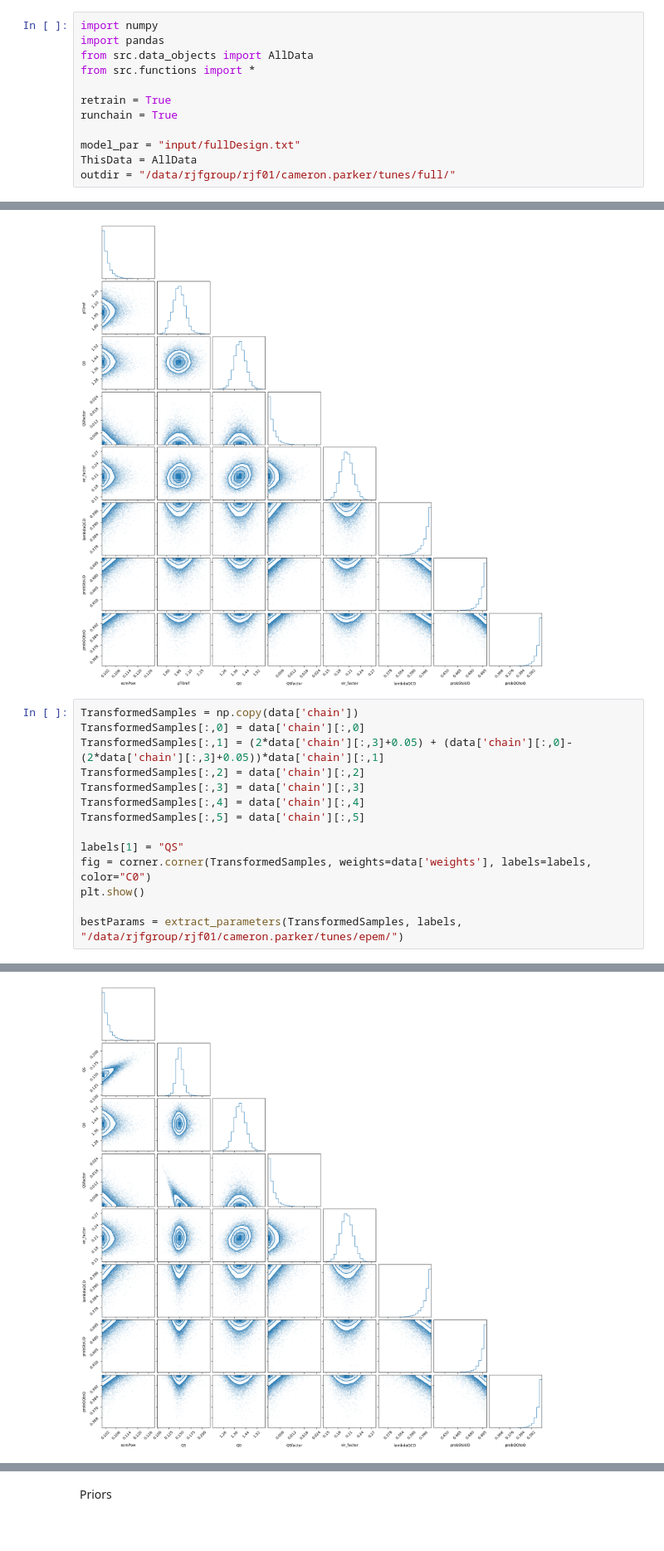
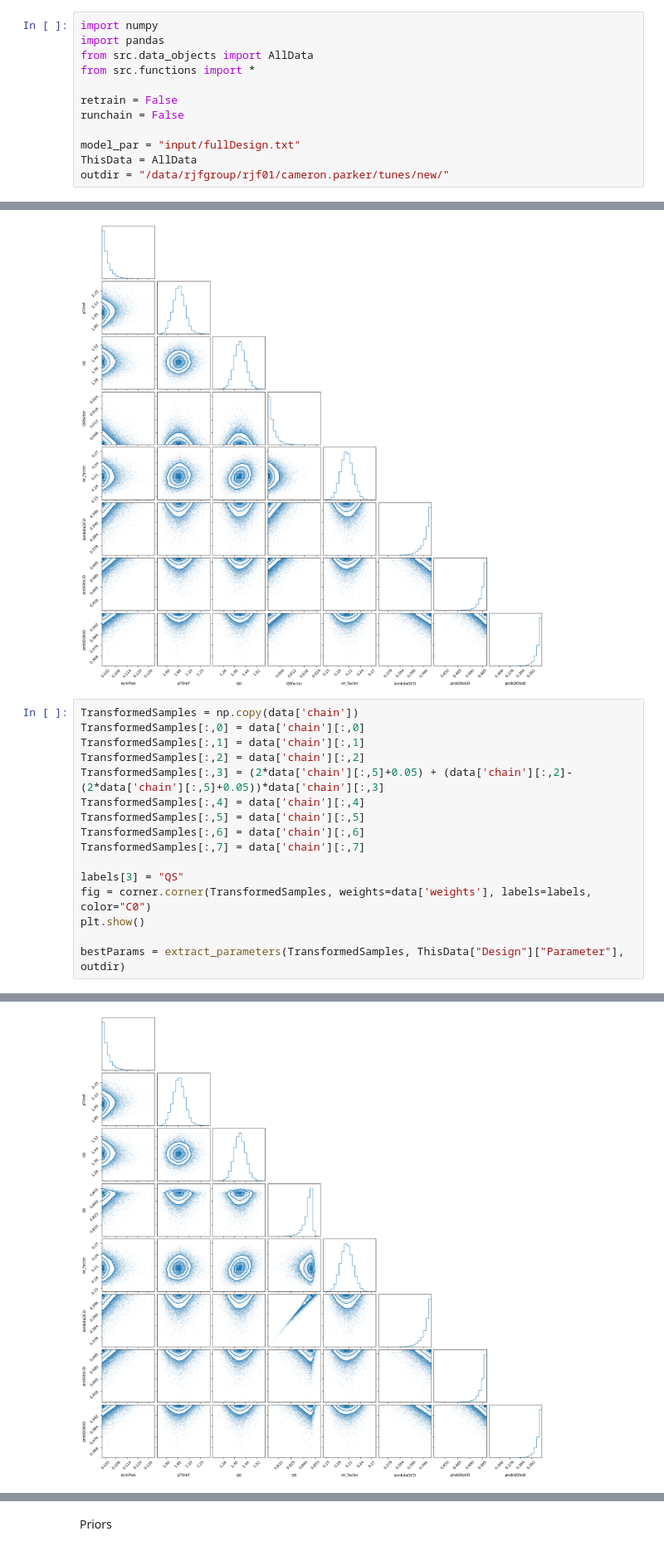
Before and after one commit to cparker24/Bayes-Tune, a Jupyter notebook: full-tune.ipynb, the cells around one changed output, grey strips where cells are left out. Shown at 83% size. Saved outputs shown, nothing was run; the diff lists cells and outputs as text.

```diff
--- a/full-tune.ipynb
+++ b/full-tune.ipynb
@@ -4,12 +4,12 @@ import pandas
 from src.data_objects import AllData
 from src.functions import *
 
-retrain = True
-runchain = True
+retrain = False
+runchain = False
 
 model_par = "input/fullDesign.txt"
 ThisData = AllData
-outdir = "/data/rjfgroup/rjf01/cameron.parker/tunes/full/"
+outdir = "/data/rjfgroup/rjf01/cameron.parker/tunes/new/"
 # %% [markdown]
 Trimming points and obs ranges
 # %%
@@ -119,16 +92,18 @@ plt.show()
 # %%
 TransformedSamples = np.copy(data['chain'])
 TransformedSamples[:,0] = data['chain'][:,0]
-TransformedSamples[:,1] = (2*data['chain'][:,3]+0.05) + (data['chain'][:,0]-(2*data['chain'][:,3]+0.05))*data['chain'][:,1]
+TransformedSamples[:,1] = data['chain'][:,1]
 TransformedSamples[:,2] = data['chain'][:,2]
-TransformedSamples[:,3] = data['chain'][:,3]
+TransformedSamples[:,3] = (2*data['chain'][:,5]+0.05) + (data['chain'][:,2]-(2*data['chain'][:,5]+0.05))*data['chain'][:,3]
 TransformedSamples[:,4] = data['chain'][:,4]
 TransformedSamples[:,5] = data['chain'][:,5]
+TransformedSamples[:,6] = data['chain'][:,6]
+TransformedSamples[:,7] = data['chain'][:,7]
 
-labels[1] = "QS"
+labels[3] = "QS"
 fig = corner.corner(TransformedSamples, weights=data['weights'], labels=labels, color="C0")
 plt.show()
 
-bestParams = extract_parameters(TransformedSamples, labels, "/data/rjfgroup/rjf01/cameron.parker/tunes/epem/")
+bestParams = extract_parameters(TransformedSamples, ThisData["Design"]["Parameter"], outdir)
 # %% [output]
 [WARNING][core] Too few points to create valid contours
@@ -135 +111 @@ bestParams = extract_parameters(TransformedSamples, labels, "/data/rjfgroup/rjf0
-[figure, old version]
+[figure, new version]
```
Also changed, not shown: parts of 8 cells of this notebook, 2 other files.
